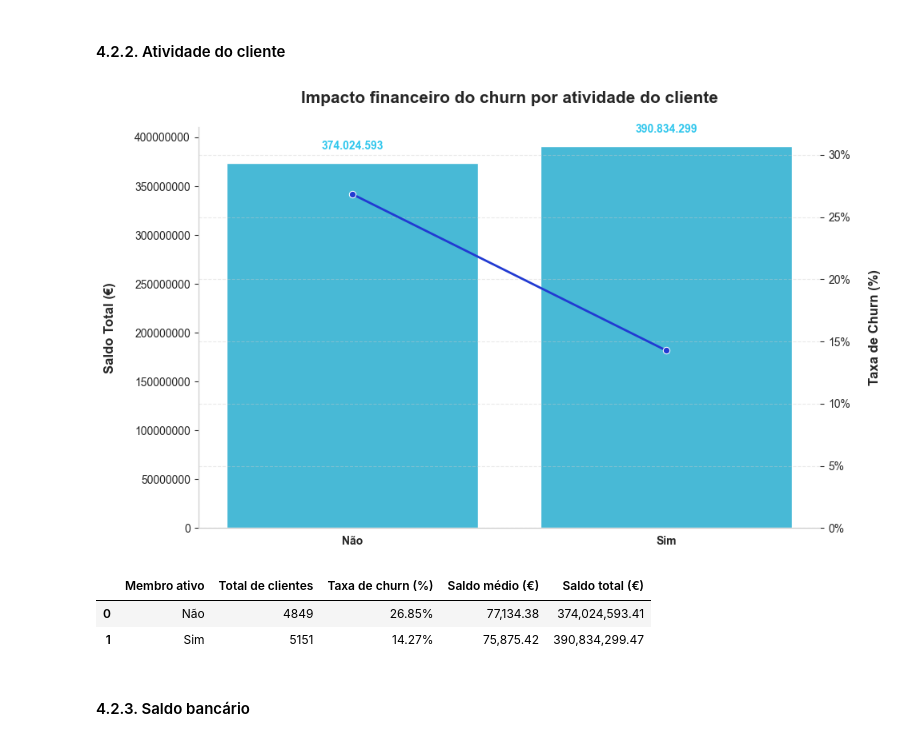
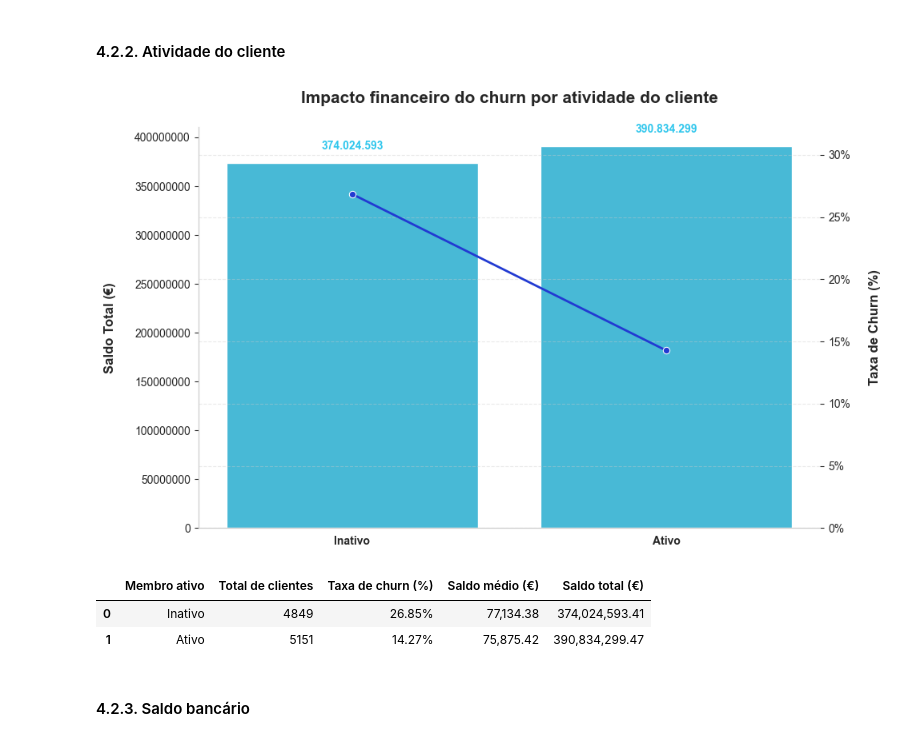
Before and after one commit to emso-exe/Churn_clientes_de_banco, a Jupyter notebook: notebooks/001_analise_exploratoria.ipynb, the cells around one changed output. Drawn from its saved outputs; the diff is of its cells as text; code cells hidden in the pictures.

```diff
--- a/notebooks/001_analise_exploratoria.ipynb
+++ b/notebooks/001_analise_exploratoria.ipynb
@@ -850,7 +851,7 @@ isactivemember_analysis['percentual_saldo'] = isactivemember_analysis['total_bal
 # Mapear 0/1 para Não/Sim
 isactivemember_analysis['IsActiveMember'] = (
     isactivemember_analysis['IsActiveMember']
-    .map({0: 'Não', 1: 'Sim'})
+    .map({0: 'Inativo', 1: 'Ativo'})
 )
 
 # Gráfico
@@ -888,34 +889,34 @@ ax1.grid(False)
 
 # Posições das barras
 x_positions = range(len(isactivemember_analysis))
 
 # Eixo secundário - taxa de churn
 ax2 = ax1.twinx()
 sns.lineplot(
     x=x_positions,
     y='taxa_churn',
     data=isactivemember_analysis,
     color='#223ad2',
     marker='o',
     linewidth=2,
     ax=ax2
 )
 ax2.set_ylabel('\nTaxa de Churn (%)', fontsize=12, fontweight='bold')
 ax2.set_ylim(0, isactivemember_analysis['taxa_churn'].max() * 1.2)
 ax2.set_yticklabels([f'{y*100:.0f}%' for y in ax2.get_yticks()])
 
 # Remove notação científica
 ax1.ticklabel_format(style='plain', axis='y')
 
 # Removendo bordas extras
 sns.despine()
 plt.grid(axis='y', linestyle='--', alpha=0.4)
 
 # Exibindo o gráfico
 plt.tight_layout()
 plt.show()
 # %% [output]
-[figure, old version]
+[figure, new version]
 # %%
 # Formatação dos resultados
 isactivemember_analysis['Total de clientes'] = isactivemember_analysis['total_clientes'].apply(lambda x: f'{x:.0f}')
@@ -933,7 +934,7 @@ isactivemember_analysis.rename(columns={'IsActiveMember': 'Membro ativo'}, inpla
 isactivemember_analysis
 # %% [output]
 |  | Membro ativo | Total de clientes | Taxa de churn (%) | Saldo médio (€) | Saldo total (€) |
-| 0 | Não | 4849 | 26.85% | 77,134.38 | 374,024,593.41 |
-| 1 | Sim | 5151 | 14.27% | 75,875.42 | 390,834,299.47 |
+| 0 | Inativo | 4849 | 26.85% | 77,134.38 | 374,024,593.41 |
+| 1 | Ativo | 5151 | 14.27% | 75,875.42 | 390,834,299.47 |
 # %% [markdown]
 #### 4.2.3. Saldo bancário
```
Also changed, not shown: parts of 6 cells of this notebook.
